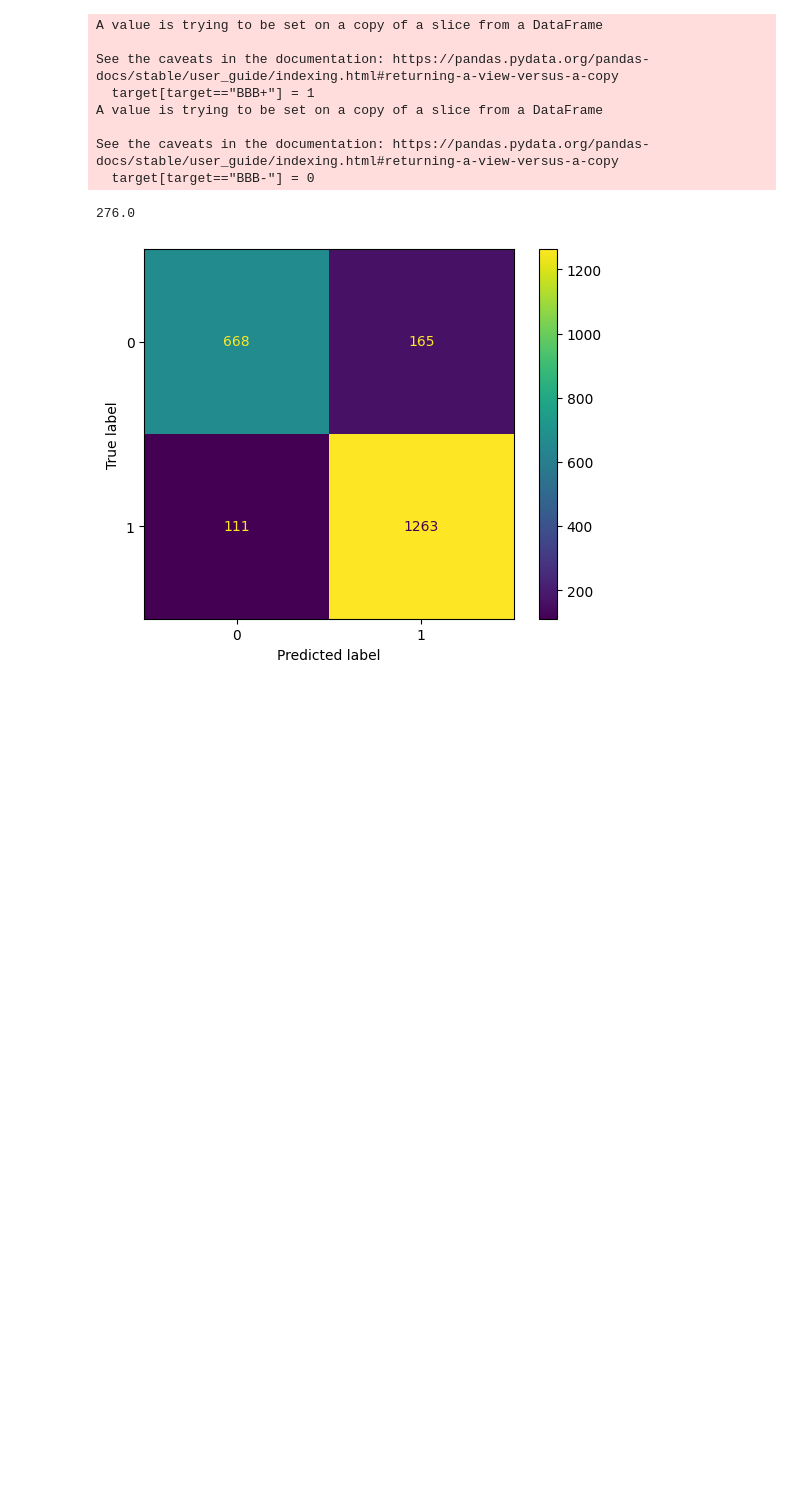
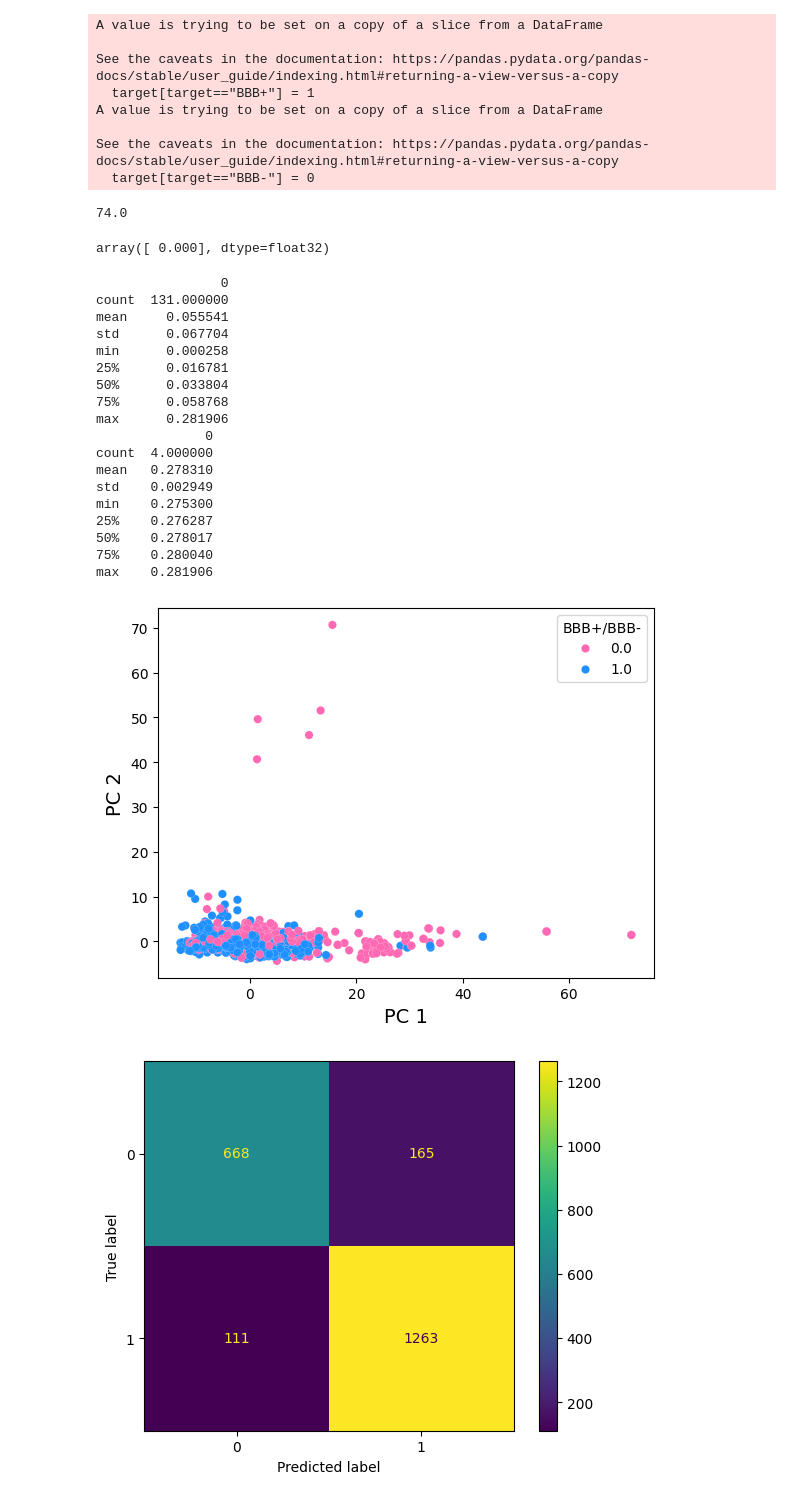
Before and after one commit to ben-du1/Gen-Z-Score-DataJam-Project-2025, a Jupyter notebook: V2_Gen_Z_Score_SVM.ipynb, the cells around one changed output. Saved outputs shown, nothing was run; the diff lists cells and outputs as text; code cells hidden in the pictures; blank space fills up the shorter version.

```diff
--- a/V2_Gen_Z_Score_SVM.ipynb
+++ b/V2_Gen_Z_Score_SVM.ipynb
@@ -83,10 +103,11 @@ df = pd.concat([desc_data,df_selected],axis=1)
 # %%
 # to skip preprocessing run
 # df.to_csv("/content/drive/MyDrive/v3postL1data.csv",index=False)
-# df = pd.read_csv("/content/drive/MyDrive/v3postL1data.csv")
+df = pd.read_csv("/content/drive/MyDrive/v3postL1data.csv")
 
 l1_data = df
 l1_data = l1_data.sample(frac=1)
+x_cols = l1_data.columns[3:]
 # %%
 l1_data = np.array(l1_data)
 
@@ -110,10 +134,76 @@ np.set_printoptions(formatter={'float': '{: 0.3f}'.format})
 
 clf.fit(x_train[:,:],y_train)
 
-y_pred = clf.predict(x_test[:,:])
-print(abs(y_pred-y_test).sum())
+y_pred = clf.predict(x_test[:700,:])
+print(abs(y_pred-y_test[:700]).sum())
 # %% [output]
-276.0
+74.0
+# %%
+# predicting off only smiles
+
+calc = Calculator(descriptors,ignore_3D=True)
+mol = Chem.MolFromSmiles('C1=CC(=C(C=C1CCN)O)O')
+moldf = calc.pandas([mol])
+moldf = moldf[x_cols]
+moldf = moldf.apply(pd.to_numeric, errors="coerce").fillna(0)
+pd.set_option('display.max_columns', 10000)
+
+moldf = scaler.transform(np.array(moldf))
+
+clf.predict(moldf)
+# %% [output]
+array([ 0.000], dtype=float32)
+# %%
+# finding pc1 & pc2 using PCA
+
+points = 2000
+
+pca = PCA(n_components=2)
+embedded = pca.fit_transform(x_test)
+pca_c = abs(pca.components_)
+pc1_w = pca_c[0]
+pc2_w = pca_c[1]
+
+print(pd.DataFrame(pc2_w).describe())
+print(pd.DataFrame(np.partition(pc2_w, -4)[-4:]).describe())
+
+pca_df =pd.DataFrame({"PCA_1":embedded[:points,0],"PCA_2":embedded[:points,1],"BBB+/BBB-":y_test[:points]})
+
+# fig = plt.figure()
+# ax = fig.add_subplot(111, projection='3d')
+
+# ax.scatter(pca_df['PCA_1'],pca_df['PCA_2'],pca_df['PCA_3'],c=['green' if bbb == 1 else 'red' for bbb in pca_df['BBB+/BBB-']],cmap=pca_df['BBB+/BBB-'],s=60)
+sns.scatterplot(data=pca_df, x="PCA_1", y="PCA_2",
+                hue="BBB+/BBB-",
+                palette=sns.color_palette(["hotpink", "dodgerblue"]),
+                linewidth=0.1,
+                )
+plt.xlabel("PC 1", fontsize=14)
+plt.ylabel("PC 2", fontsize=14)
+
+# plt.ylim(-5, 5)
+# plt.xlim(-5,5)
+plt.show()
+# %% [output]
+                0
+count  131.000000
+mean     0.055541
+std      0.067704
+min      0.000258
+25%      0.016781
+50%      0.033804
+75%      0.058768
+max      0.281906
+              0
+count  4.000000
+mean   0.278310
+std    0.002949
+min    0.275300
+25%    0.276287
+50%    0.278017
+75%    0.280040
+max    0.281906
+[figure, added]
 # %%
 # confusion matrix
 
```
Also changed, not shown: parts of 3 cells of this notebook.
